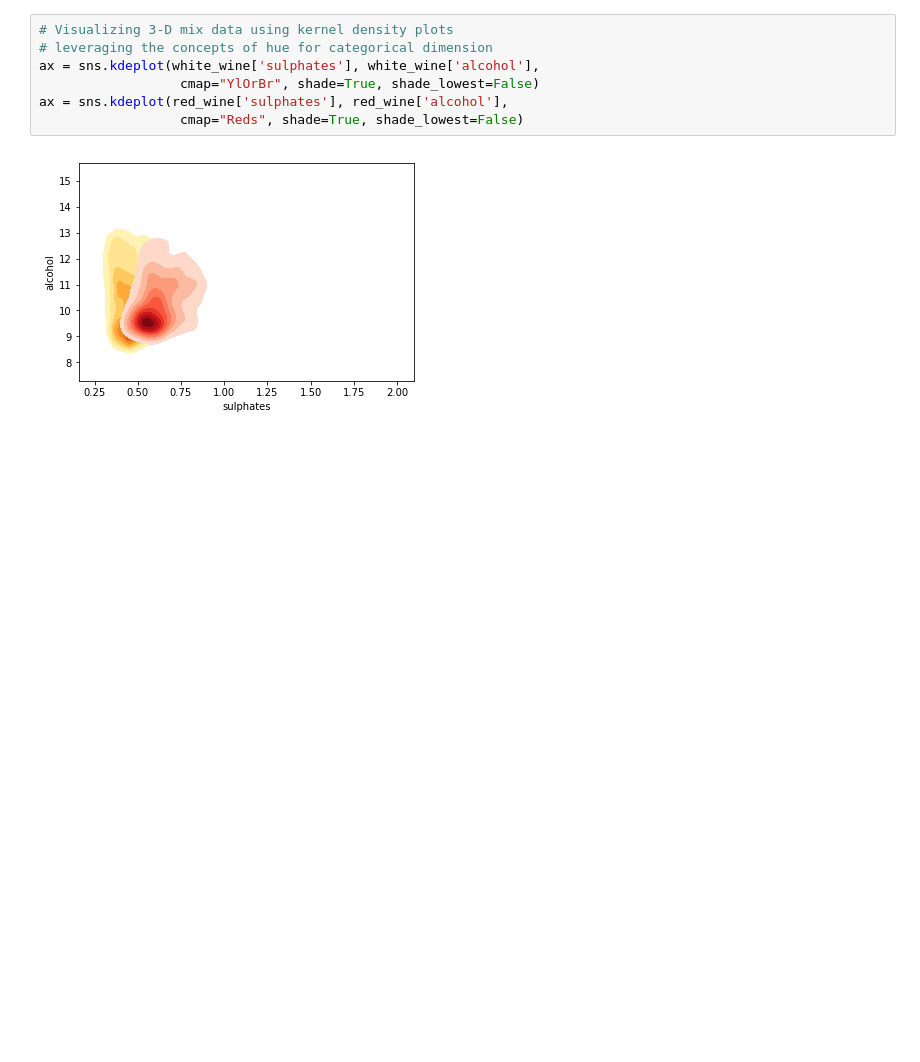
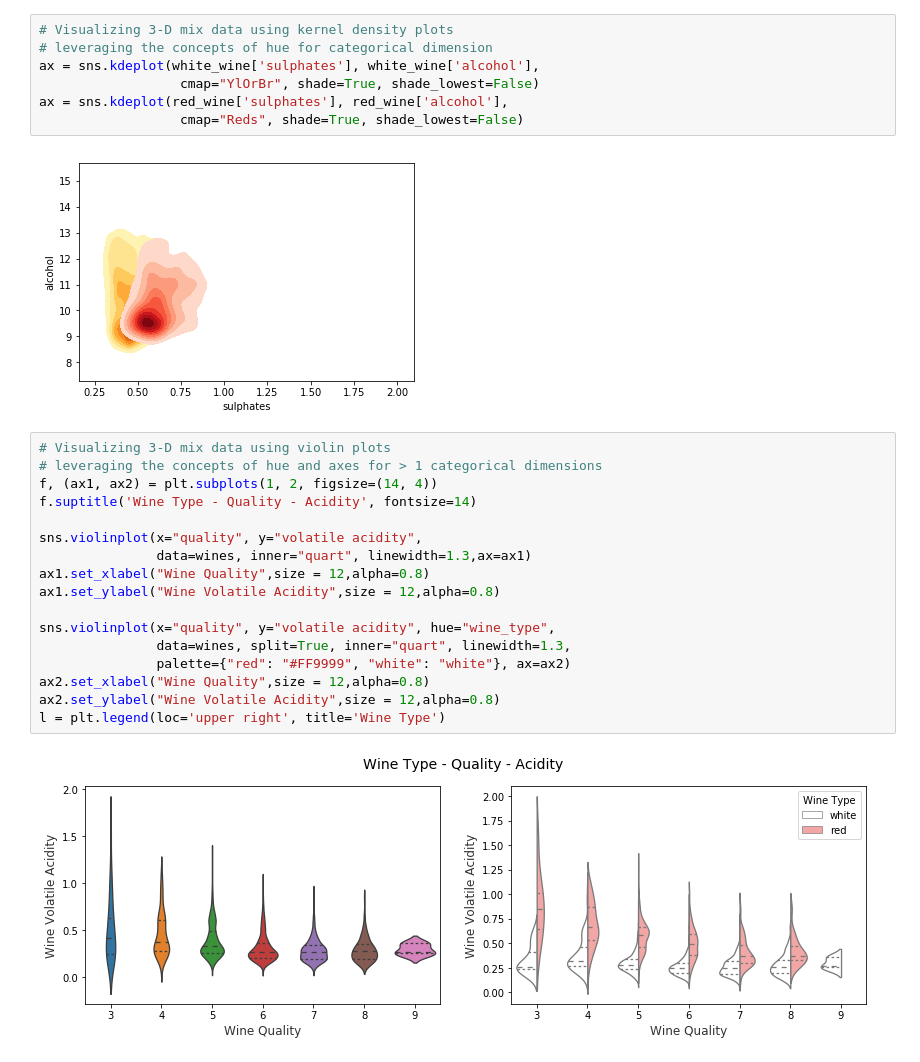
Before and after one commit to xiaomaniay/practical-machine-learning-with-python, a Jupyter notebook: bonus content/effective data visualization/data-visualization-practice.ipynb, the cells around one changed output. Saved outputs shown, nothing was run; the diff lists cells and outputs as text; blank space fills up the shorter version.

```diff
--- a/bonus content/effective data visualization/data-visualization-practice.ipynb
+++ b/bonus content/effective data visualization/data-visualization-practice.ipynb
@@ -593,3 +593,22 @@ ax = sns.kdeplot(red_wine['sulphates'], red_wine['alcohol'],
                   cmap="Reds", shade=True, shade_lowest=False)
 # %% [output]
 [figure]
+# %%
+# Visualizing 3-D mix data using violin plots
+# leveraging the concepts of hue and axes for > 1 categorical dimensions
+f, (ax1, ax2) = plt.subplots(1, 2, figsize=(14, 4))
+f.suptitle('Wine Type - Quality - Acidity', fontsize=14)
+
+sns.violinplot(x="quality", y="volatile acidity",
+               data=wines, inner="quart", linewidth=1.3,ax=ax1)
+ax1.set_xlabel("Wine Quality",size = 12,alpha=0.8)
+ax1.set_ylabel("Wine Volatile Acidity",size = 12,alpha=0.8)
+
+sns.violinplot(x="quality", y="volatile acidity", hue="wine_type",
+               data=wines, split=True, inner="quart", linewidth=1.3,
+               palette={"red": "#FF9999", "white": "white"}, ax=ax2)
+ax2.set_xlabel("Wine Quality",size = 12,alpha=0.8)
+ax2.set_ylabel("Wine Volatile Acidity",size = 12,alpha=0.8)
+l = plt.legend(loc='upper right', title='Wine Type')
+# %% [output]
+[figure, added]
```
Also changed, not shown: parts of 1 cell of this notebook.
